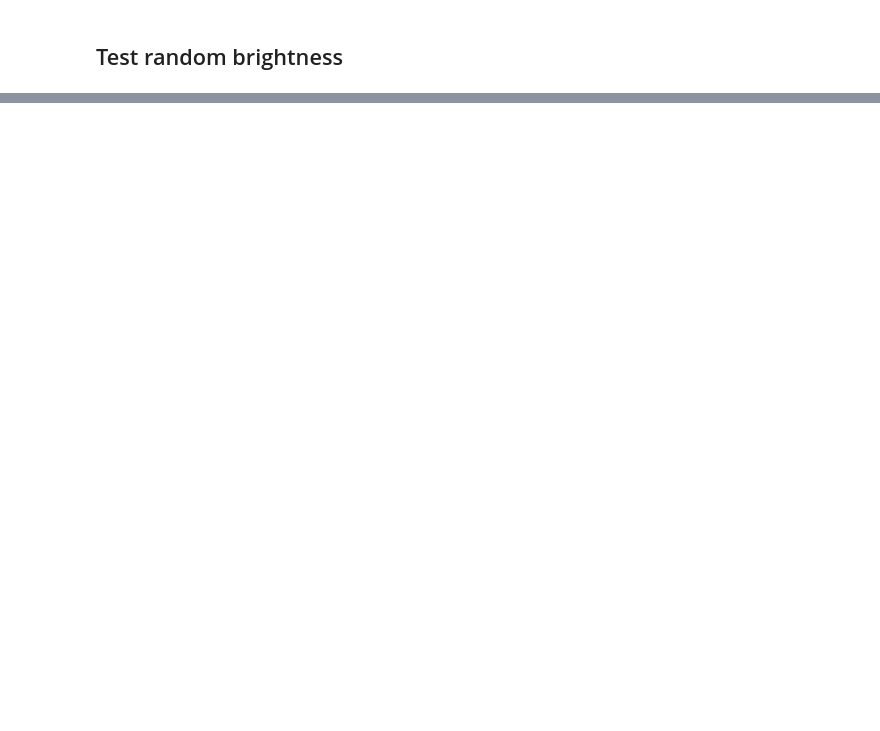
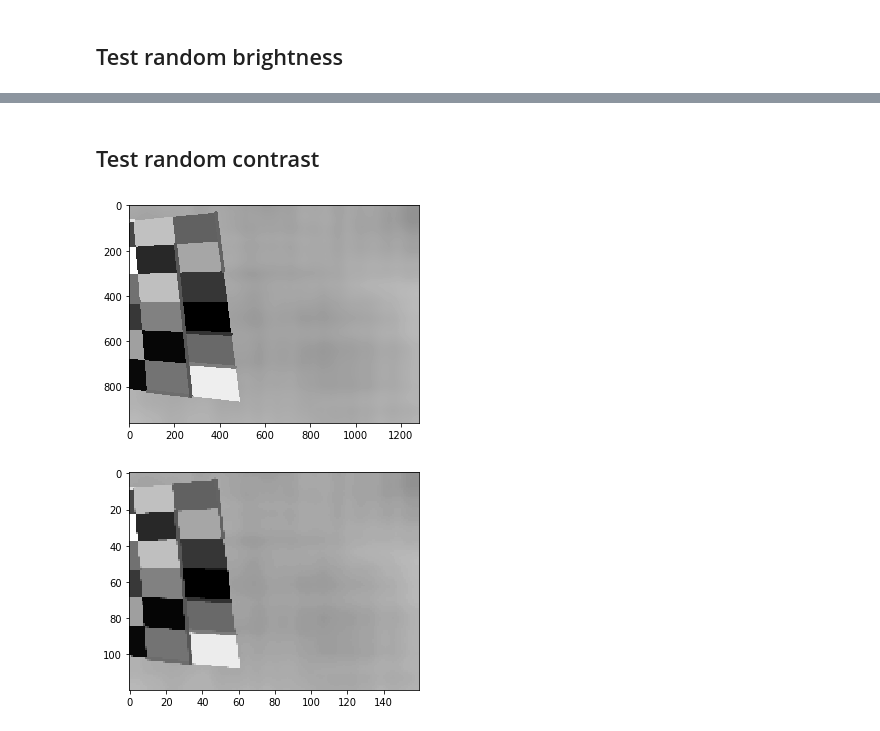
Before and after one commit to alextanch/spoint, a Jupyter notebook: notebooks/test_augmentation.ipynb, the cells around one changed output, grey strips where cells are left out. Drawn from its saved outputs; the diff is of its cells as text; code cells hidden in the pictures; blank space fills up the shorter version.

Commit message:
add additive shade, random contrast and motion blur augmentations

```diff
--- a/notebooks/test_augmentation.ipynb
+++ b/notebooks/test_augmentation.ipynb
@@ -61,0 +65,14 @@ draw_image(aug_image)
+# %% [markdown]
+## Test random contrast
+# %%
+config = Config({
+    'size': (120, 160),
+    'random_contrast': {'prob': 1, 'range': (0.5, 1.5)}
+})
+
+aug_image = Augmentation(config, size=config.size)(image)
+draw_image(image)
+draw_image(aug_image)
+# %% [output]
+[figure, added]
+[figure, added]
```
Also changed, not shown: parts of 9 cells of this notebook, 6 other files.
